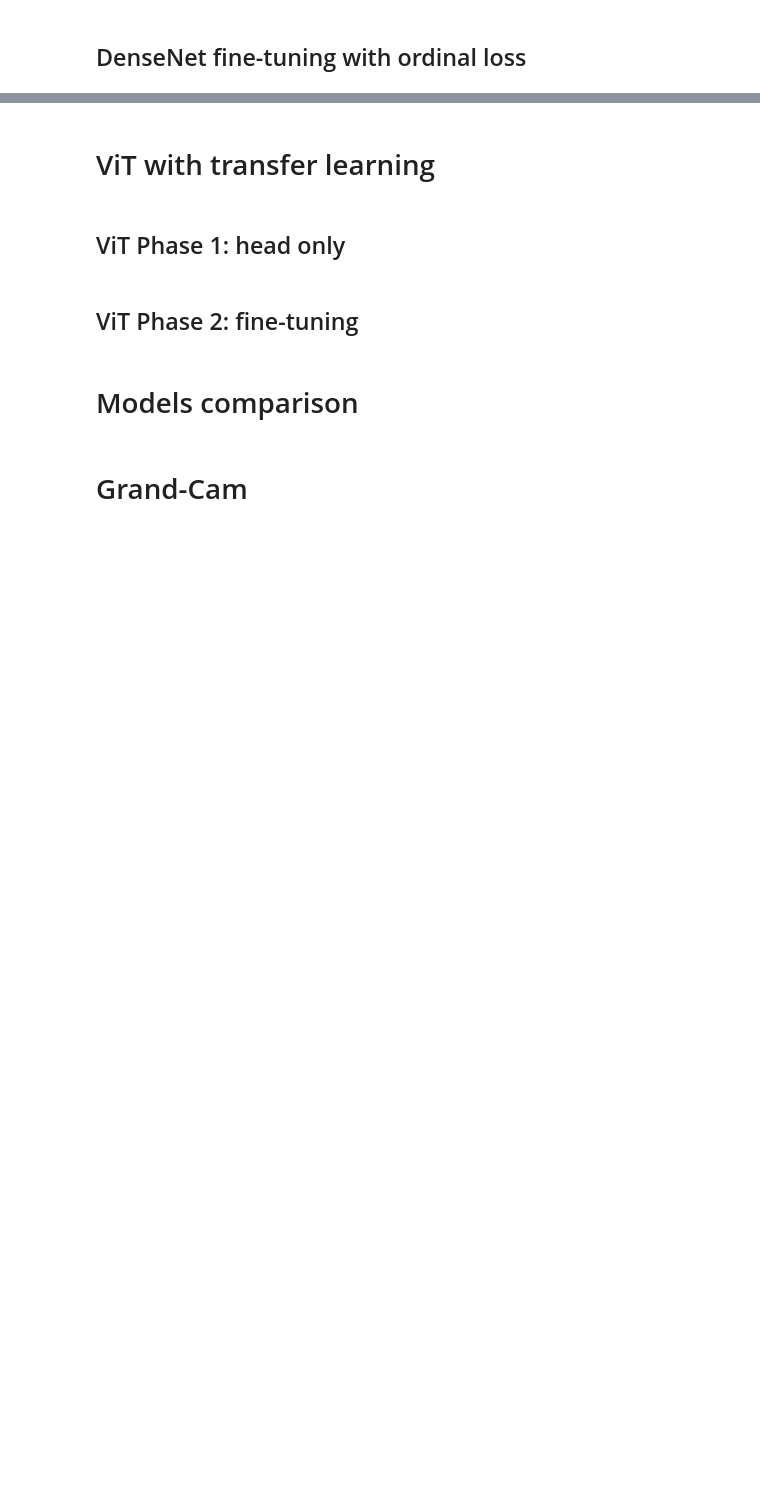
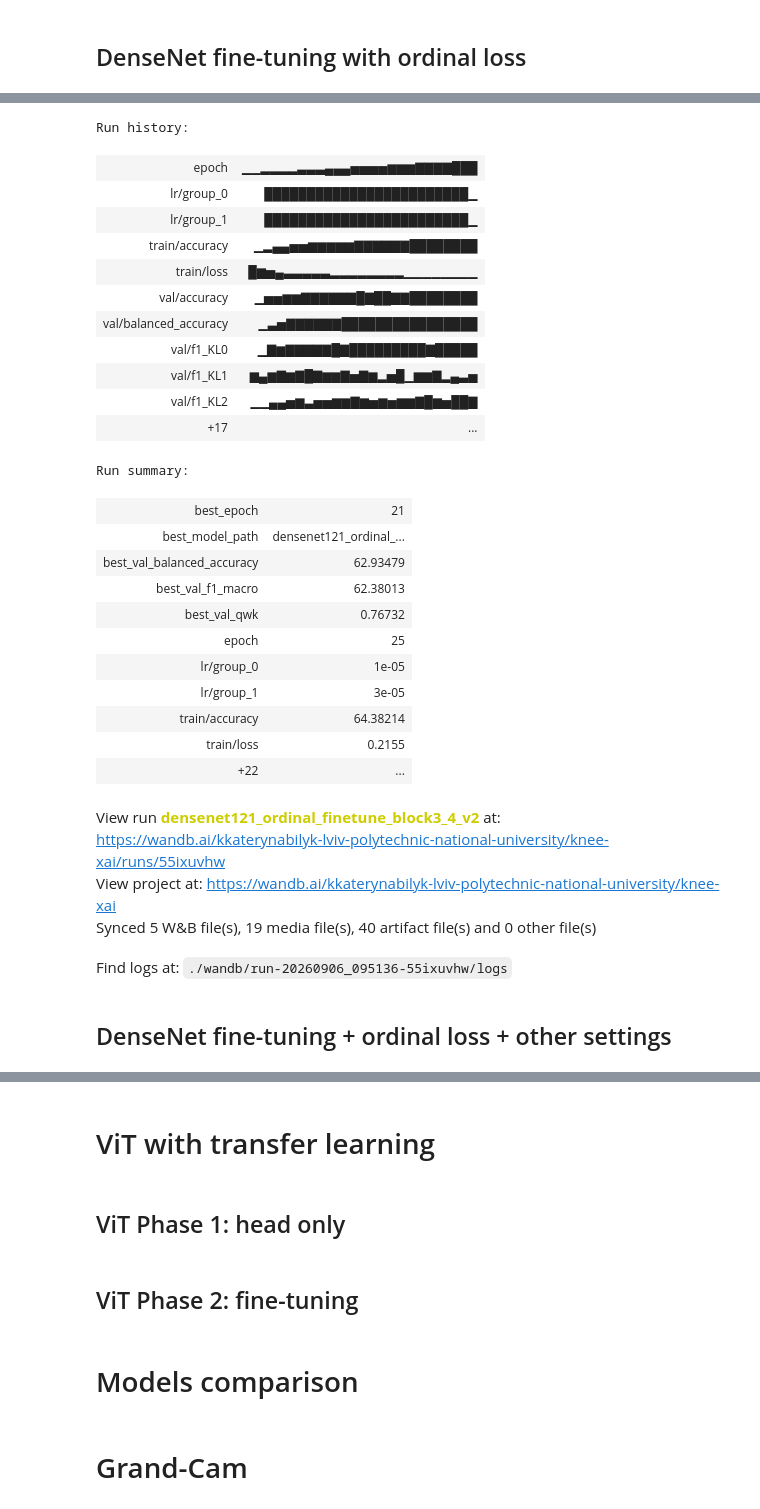
Before and after one commit to kubyllka/knee-osteoarthritis-xai, a Jupyter notebook: knee-osteoarthritis-anysis.ipynb, the cells around one changed output, grey strips where cells are left out. Cells and saved outputs as stored; diff of their text form; code cells hidden in the pictures; blank space fills up the shorter version.

Commit message:
Kaggle Notebook | Knee osteoarthritis | Version 13

```diff
--- a/knee-osteoarthritis-anysis.ipynb
+++ b/knee-osteoarthritis-anysis.ipynb
@@ -4260,6 +4002,6 @@ densenet_ordinal_model = create_densenet121_ordinal_model(
 # %%
 config_densenet_ordinal = {
-    "model_name": "densenet121_ordinal_finetune_block3_4",
+    "model_name": "densenet121_ordinal_finetune_block3_4_v2",
     "architecture": "densenet121",
     "training_stage": "ordinal_finetune_block3_4",
 
@@ -4281,17 +4023,25 @@ config_densenet_ordinal = {
     "img_size": 224,
     "batch_size": BATCH_SIZE,
 
-    "epochs": 25,
+    "epochs": 35,
 
     "optimizer": "adamw",
 
     "learning_rate": {
         "backbone": 1e-5,
-        "head": 1e-4
+        "head": 5e-5
     },
 
+    "weight_decay": 1e-4,
+
+    "scheduler": "reduce_lr_on_plateau",
+    "scheduler_factor": 0.5,
+    "scheduler_patience": 3,
+
+    "early_stopping_patience": 6,
+
     "loss": "ordinal_bce",
-    "sampler": "weighted_random_sampler",
+    "sampler": "sqrt_weighted_random_sampler",
 
     "selection_metric": "val_macro_f1"
 }
@@ -4357,7 +4107,7 @@ scheduler_densenet_ordinal = ReduceLROnPlateau(
 # %%
 run = wandb.init(
     project="knee-xai",
-    name="densenet121_ordinal_finetune_block3_4_sampler",
+    name="densenet121_ordinal_finetune_block3_4_v2",
     config=config_densenet_ordinal,
     tags=[
         "densenet121",
@@ -4365,6 +4115,7 @@ run = wandb.init(
         "fine-tuning",
         "denseblock3-denseblock4",
         "imagenet",
-        "weighted-sampler"
+        "sqrt-weighted-sampler",
+        "v2"
     ]
 )
@@ -4386,7 +4146,7 @@ densenet_ordinal_model, best_val_f1, best_epoch, best_model_path = (
         config=config_densenet_ordinal,
         run=run,
         best_model_path=(
-            "densenet121_ordinal_finetune_block3_4_best.pth"
+            "densenet121_ordinal_finetune_block3_4_best_v2.pth"
         ),
         early_stopping=EarlyStopping(
             patience=6,
@@ -4406,6 +4184,7 @@ densenet_ordinal_model, best_val_metrics = finalize_run_ordinal(
     best_epoch=best_epoch,
     best_val_f1=best_val_f1,
     best_model_path=best_model_path,
-    artifact_name="densenet121_ordinal_finetune_block3_4",
+    artifact_name="densenet121_ordinal_finetune_block3_4_best_v2",
     num_classes=NUM_CLASSES
 )
+# %% [output]
@@ -4411,0 +4192,30 @@ densenet_ordinal_model, best_val_metrics = finalize_run_ordinal(
+Run history:
+| epoch | ▁▁▂▂▂▂▃▃▃▄▄▄▅▅▅▅▆▆▆▇▇▇▇███ |
+| lr/group_0 | ████████████████████████▁ |
+| lr/group_1 | ████████████████████████▁ |
+| train/accuracy | ▁▂▄▄▅▅▆▆▆▆▆▇▇▇▇▇▇████████ |
+| train/loss | █▆▅▄▃▃▃▃▃▂▂▂▂▂▂▂▂▁▁▁▁▁▁▁▁ |
+| val/accuracy | ▁▅▅▆▆▇▇▇▇▇▇█▇██▇▇████████ |
+| val/balanced_accuracy | ▁▃▅▇▇▇▇▇▇████████████████ |
+| val/f1_KL0 | ▁▇▆▇▇▇▇▇█▇█████████▇█████ |
+| val/f1_KL1 | ▆▄▆▇▆▇█▇▆▆▇▅▇▆▂▅█▁▆▆▇▂▄▃▅ |
+| val/f1_KL2 | ▁▁▄▄▅▆▃▅▅▆▆▇▆▅▆▅▆▆▇█▆▅██▇ |
+| +17 | ... |
+Run summary:
+| best_epoch | 21 |
+| best_model_path | densenet121_ordinal_... |
+| best_val_balanced_accuracy | 62.93479 |
+| best_val_f1_macro | 62.38013 |
+| best_val_qwk | 0.76732 |
+| epoch | 25 |
+| lr/group_0 | 1e-05 |
+| lr/group_1 | 3e-05 |
+| train/accuracy | 64.38214 |
+| train/loss | 0.2155 |
+| +22 | ... |
+View run densenet121_ordinal_finetune_block3_4_v2 at: https://wandb.ai/kkaterynabilyk-lviv-polytechnic-national-university/knee-xai/runs/55ixuvhw
+View project at: https://wandb.ai/kkaterynabilyk-lviv-polytechnic-national-university/knee-xai
+Synced 5 W&B file(s), 19 media file(s), 40 artifact file(s) and 0 other file(s)
+Find logs at: ./wandb/run-20260906_095136-55ixuvhw/logs
+# %% [markdown]
+## DenseNet fine-tuning + ordinal loss + other settings
```
Also changed, not shown: parts of 37 cells of this notebook.
